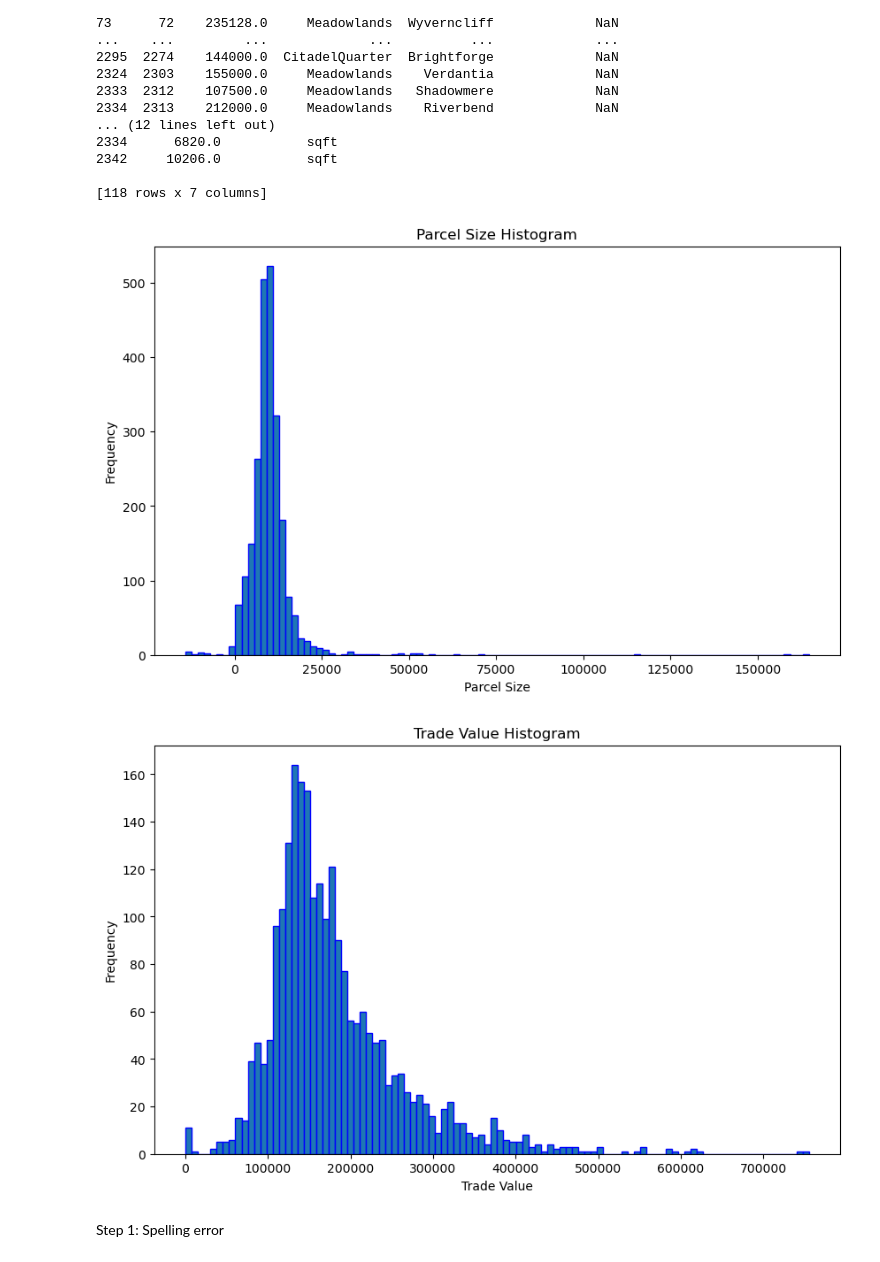
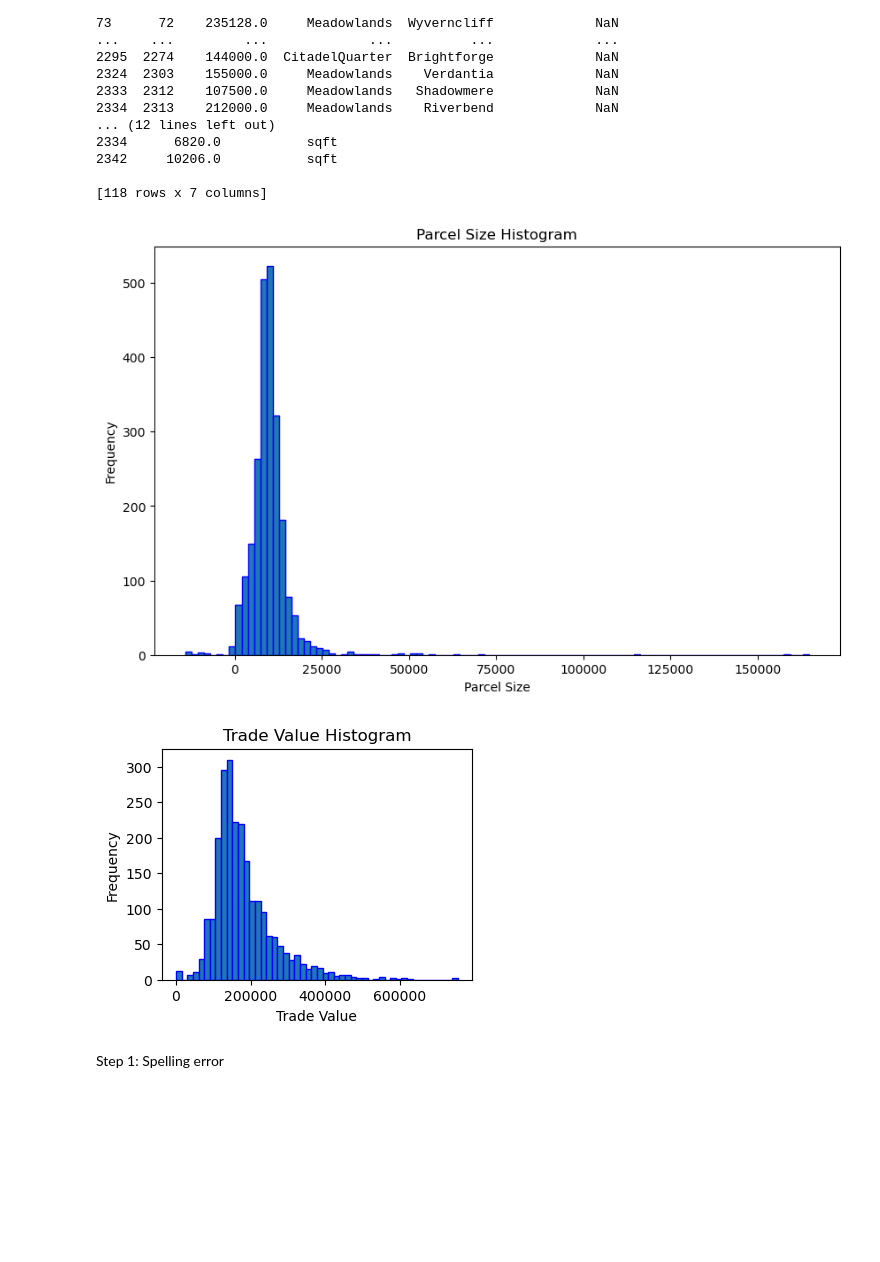
Before and after one commit to PatBaruch/DDD, a Jupyter notebook: preData.ipynb, the cells around one changed output. Cells and saved outputs as stored; diff of their text form; code cells hidden in the pictures; blank space fills up the shorter version.

```diff
--- a/preData.ipynb
+++ b/preData.ipynb
@@ -85,21 +85,21 @@ Missing values in the dataset:
 # %%
 #histogram for parcel size
 plt.figure(figsize=(10, 6))
 plt.hist(df['ParcelSize'], bins=100, edgecolor='blue')
 plt.title('Parcel Size Histogram')
 plt.xlabel('Parcel Size')
 plt.ylabel('Frequency')
 plt.show()
 #histogram for tradevalue
-plt.figure(figsize=(10, 6))
-plt.hist(df['TradeValue'], bins=100, edgecolor='blue')
+plt.figure(figsize=(4, 3))
+plt.hist(df['TradeValue'], bins=50, edgecolor='blue')
 plt.title('Trade Value Histogram')
 plt.xlabel('Trade Value')
 plt.ylabel('Frequency')
 plt.show()
 # %% [output]
 [figure]
-[figure, old version]
+[figure, new version]
 # %% [markdown]
 Step 1: Spelling error
 # %%
```
Also changed, not shown: parts of 2 cells of this notebook, 2 other files.
